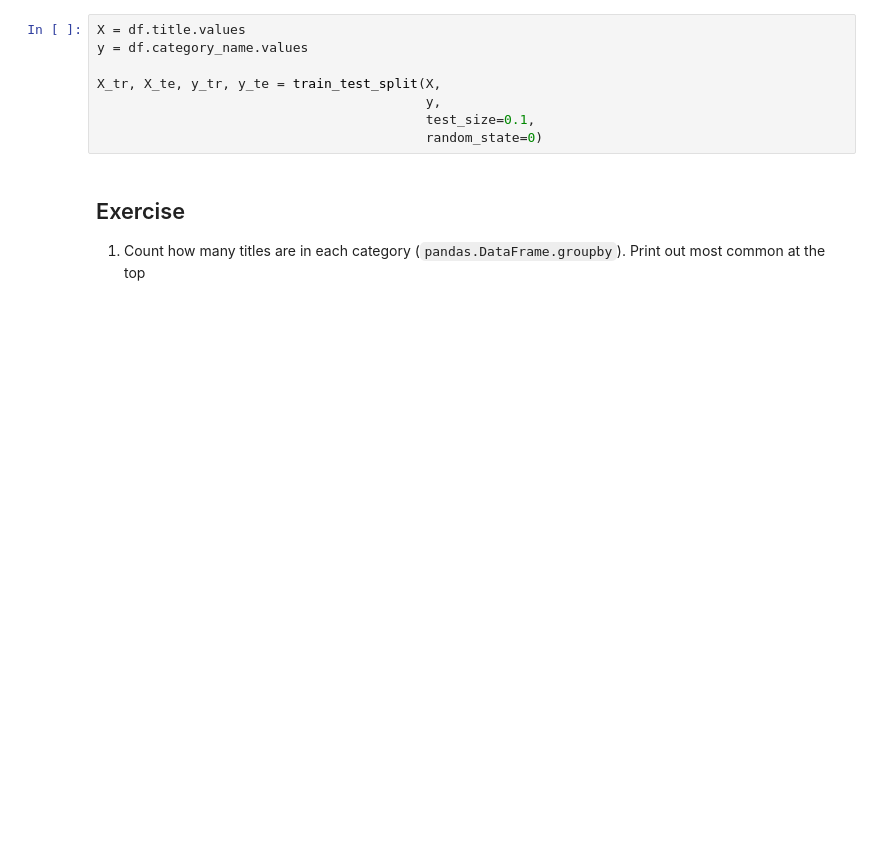
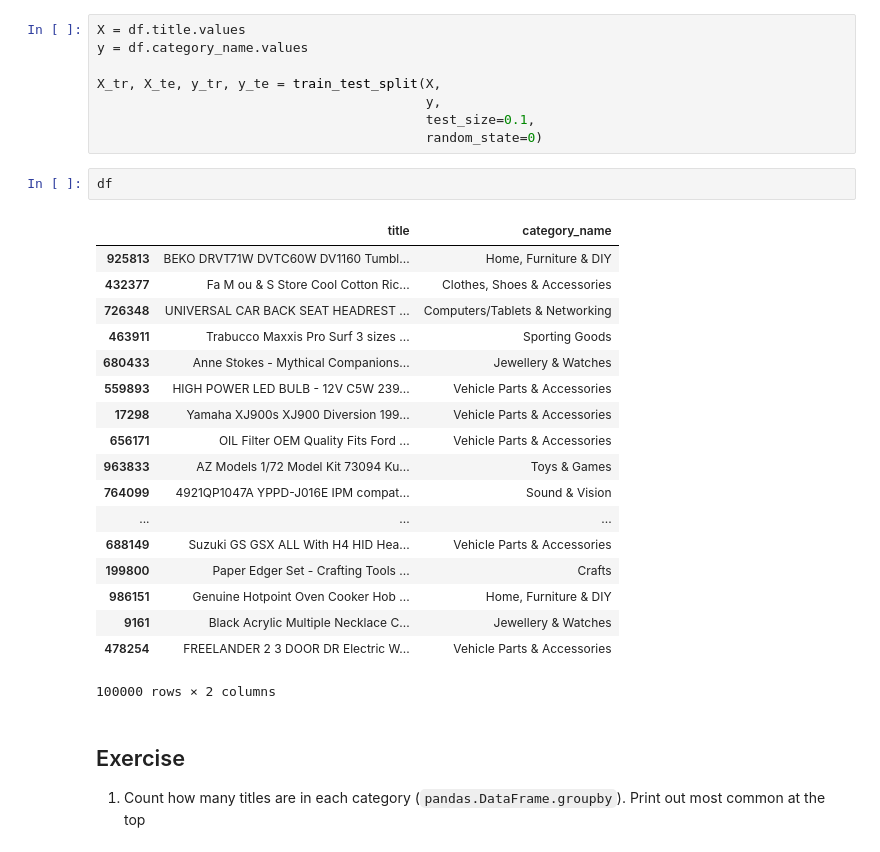
Before and after one commit to diegoami/DA_DS_Pipelines, a Jupyter notebook: notebooks/1.5 Pipelines introduction - Transforming text data.ipynb, the cells around one changed output. Cells and saved outputs as stored; diff of their text form; blank space fills up the shorter version.

```diff
--- a/notebooks/1.5 Pipelines introduction - Transforming text data.ipynb
+++ b/notebooks/1.5 Pipelines introduction - Transforming text data.ipynb
@@ -54,6 +54,27 @@ X_tr, X_te, y_tr, y_te = train_test_split(X,
                                           y,
                                           test_size=0.1,
                                           random_state=0)
+# %%
+df
+# %% [output]
+|  | title | category_name |
+| 925813 | BEKO DRVT71W DVTC60W DV1160 Tumbl... | Home, Furniture & DIY |
+| 432377 | Fa M ou & S Store Cool Cotton Ric... | Clothes, Shoes & Accessories |
+| 726348 | UNIVERSAL CAR BACK SEAT HEADREST ... | Computers/Tablets & Networking |
+| 463911 | Trabucco Maxxis Pro Surf 3 sizes ... | Sporting Goods |
+| 680433 | Anne Stokes - Mythical Companions... | Jewellery & Watches |
+| 559893 | HIGH POWER LED BULB - 12V C5W 239... | Vehicle Parts & Accessories |
+| 17298 | Yamaha XJ900s XJ900 Diversion 199... | Vehicle Parts & Accessories |
+| 656171 | OIL Filter OEM Quality Fits Ford ... | Vehicle Parts & Accessories |
+| 963833 | AZ Models 1/72 Model Kit 73094 Ku... | Toys & Games |
+| 764099 | 4921QP1047A YPPD-J016E IPM compat... | Sound & Vision |
+| ... | ... | ... |
+| 688149 | Suzuki GS GSX ALL With H4 HID Hea... | Vehicle Parts & Accessories |
+| 199800 | Paper Edger Set - Crafting Tools ... | Crafts |
+| 986151 | Genuine Hotpoint Oven Cooker Hob ... | Home, Furniture & DIY |
+| 9161 | Black Acrylic Multiple Necklace C... | Jewellery & Watches |
+| 478254 | FREELANDER 2 3 DOOR DR Electric W... | Vehicle Parts & Accessories |
+100000 rows × 2 columns
 # %% [markdown]
 Exercise
 ------------------
```
Also changed, not shown: parts of 19 cells of this notebook.
